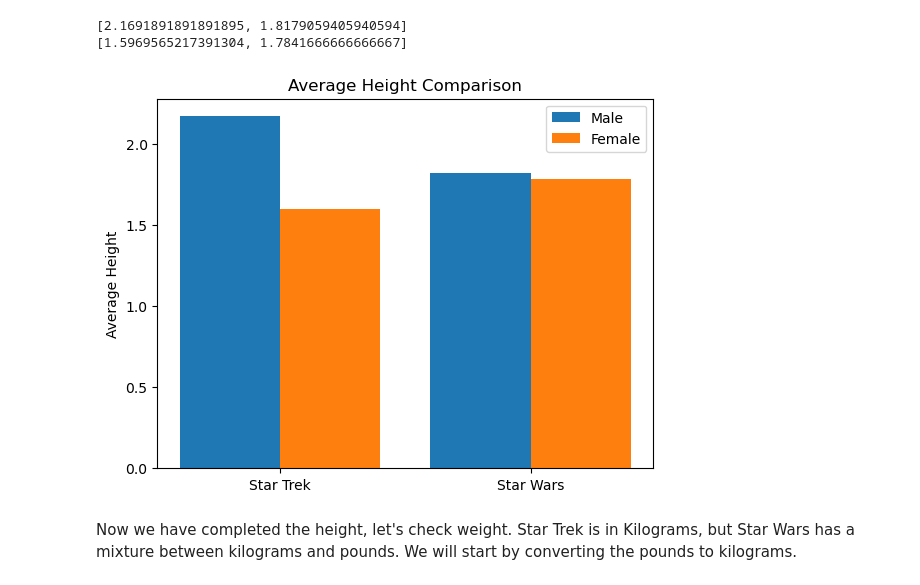
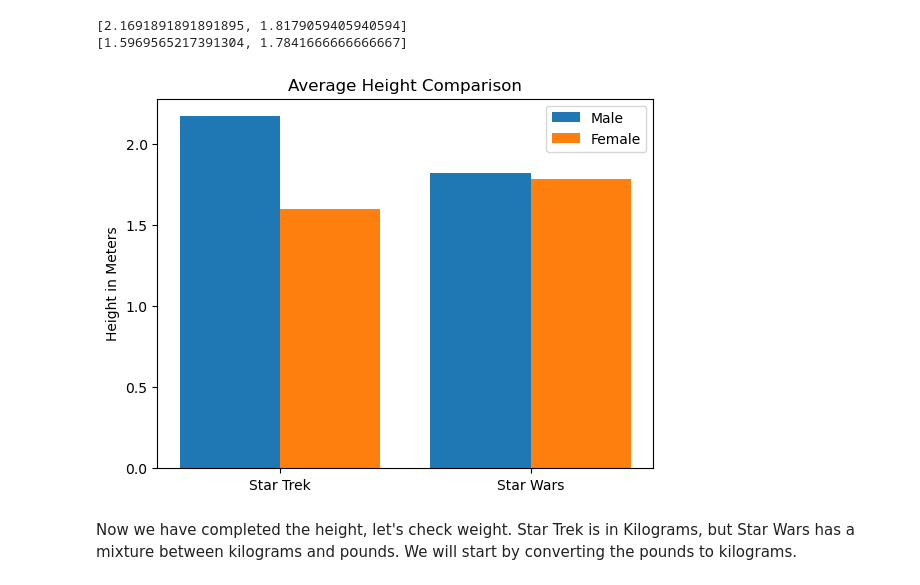
Before and after one commit to wesiswes629/wookiestapi, a Jupyter notebook: notebooks/all_characters.ipynb, the cells around one changed output. Drawn from its saved outputs; the diff is of its cells as text; code cells hidden in the pictures.

Commit message:
all the updates, new graphs, updated pp

```diff
--- a/notebooks/all_characters.ipynb
+++ b/notebooks/all_characters.ipynb
@@ -405,25 +405,25 @@ print(female_heights)
 # %%
 # Begin creating chart comparing heights.
 bar_width = 0.4
 x = np.arange(2)
 
 # Create the bar chart
 fig, ax = plt.subplots()
 rects1 = ax.bar(x - bar_width/2, male_heights, bar_width, label='Male')
 rects2 = ax.bar(x + bar_width/2, female_heights, bar_width, label='Female')
 
 
 # Add labels and title
 ax.set_xticks(x)
 ax.set_xticklabels(['Star Trek', 'Star Wars'])
-ax.set_ylabel('Average Height')
+ax.set_ylabel('Height in Meters')
 ax.set_title('Average Height Comparison')
 ax.legend()
 
 # Show the chart
 plt.show()
 # %% [output]
-[figure, old version]
+[figure, new version]
 # %% [markdown]
 Now we have completed the height, let's check weight. Star Trek is in Kilograms, but Star Wars has a mixture between kilograms and pounds.  We will start by converting the pounds to kilograms.
 # %%
```
Also changed, not shown: parts of 10 cells of this notebook, 11 other files.
